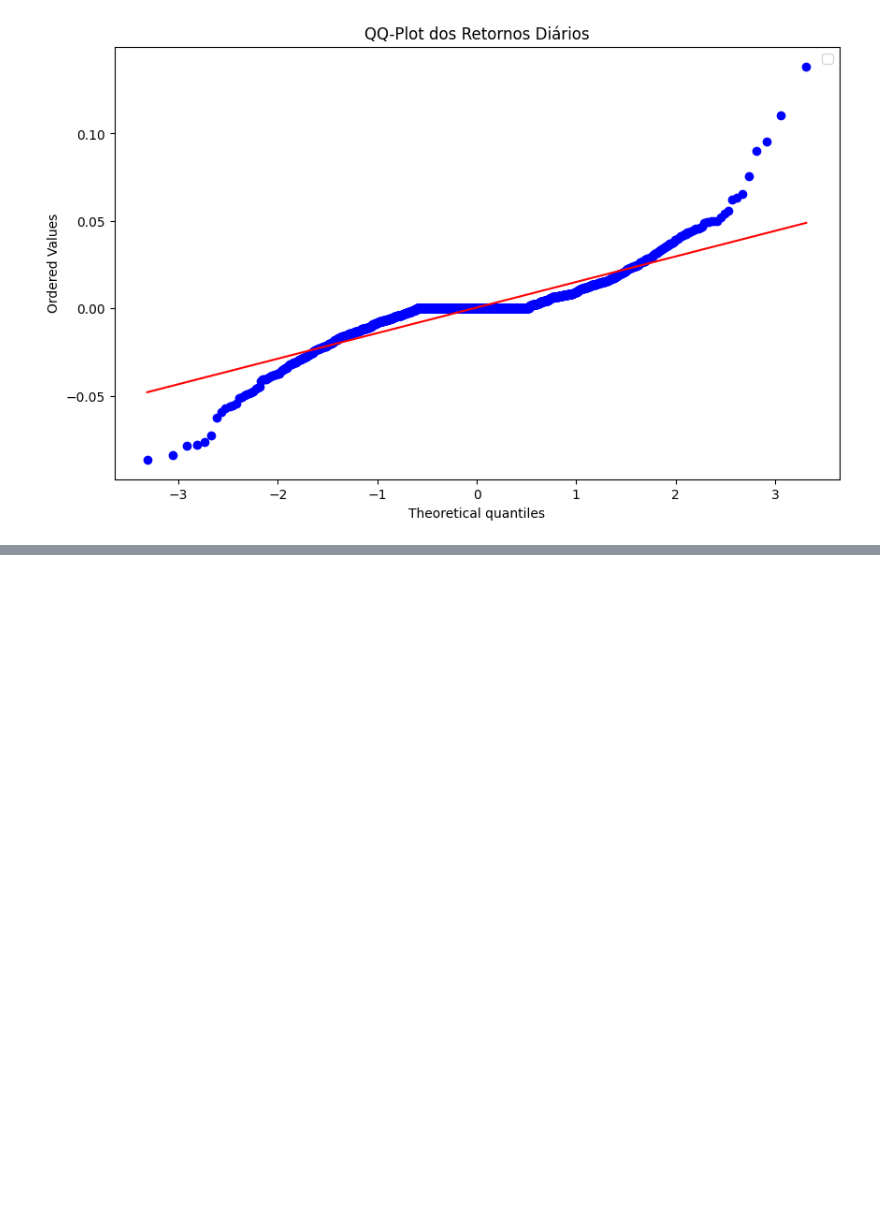
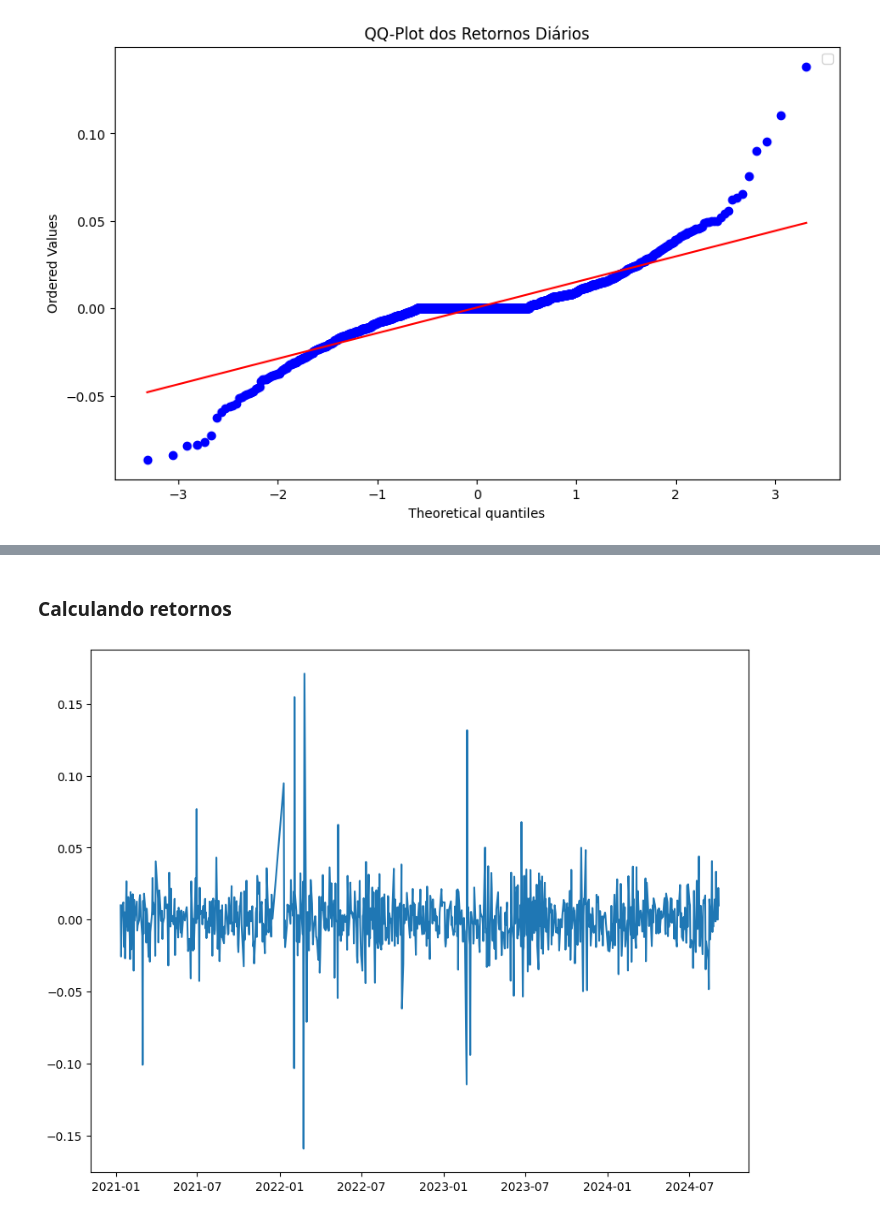
Before and after one commit to vidomirana/Analise-Sincronia-SeriesTemporais-Soja, a Jupyter notebook: Fatos_Estilizados/Fatos_Estilizados.ipynb, the cells around one changed output, grey strips where cells are left out. Cells and saved outputs as stored; diff of their text form; code cells hidden in the pictures; blank space fills up the shorter version.

```diff
--- a/Fatos_Estilizados/Fatos_Estilizados.ipynb
+++ b/Fatos_Estilizados/Fatos_Estilizados.ipynb
@@ -150,0 +155,4 @@ No artists with labels found to put in legend.  Note that artists whose label st
+# %%
+soja_sorriso = pd.read_excel(r'C:\Users\Lenovo\Documents\MeusProjetos\Analise-Sincronia-SeriesTemporais-Soja\Series_Precos\Sorriso_jan21-set24.xlsx')
+
+soja_sorriso.head()
@@ -150,0 +166,6 @@ No artists with labels found to put in legend.  Note that artists whose label st
+# %%
+soja_sorriso.set_index(soja_sorriso['Data'], drop=False, inplace=True)
+soja_sorriso.drop(columns=['Data', 'Cidade', 'Unidade'], inplace=True)
+soja_sorriso.rename({'Valor': 'Preco'}, axis=1, inplace=True)
+
+soja_sorriso.head()
@@ -150,0 +180,9 @@ No artists with labels found to put in legend.  Note that artists whose label st
+# %% [markdown]
+### Calculando retornos
+# %%
+retornos_sorriso = soja_sorriso.pct_change().dropna()
+plt.figure(figsize=(10,8))
+plt.plot(retornos_sorriso)
+plt.show()
+# %% [output]
+[figure, added]
```
Also changed, not shown: parts of 7 cells of this notebook.
